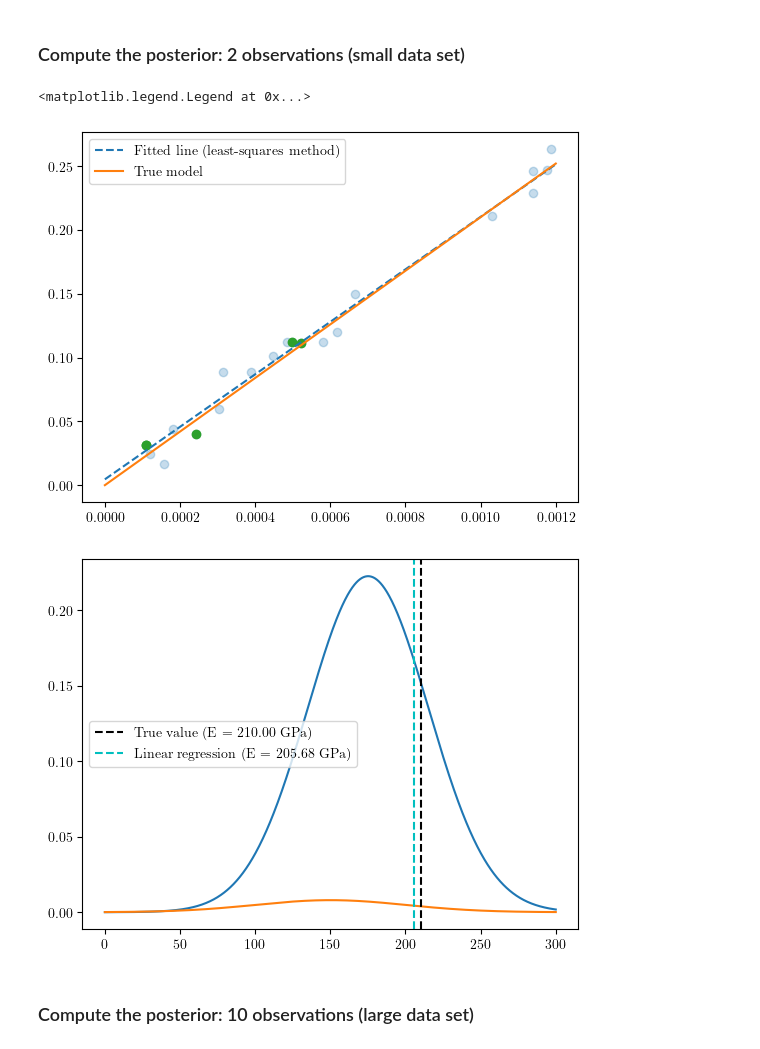
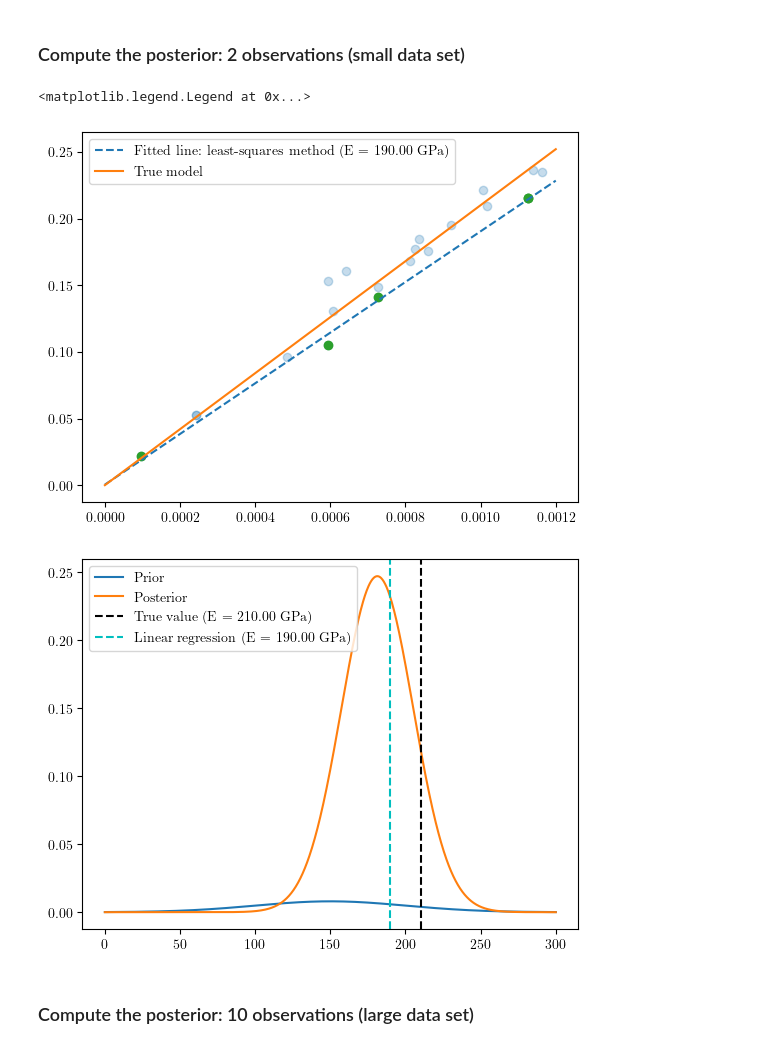
Before and after one commit to mark-hobbs/bayesian-inference-tutorial, a Jupyter notebook: examples/01-linear-elasticity.ipynb, the cells around one changed output. Saved outputs shown, nothing was run; the diff lists cells and outputs as text; code cells hidden in the pictures.

```diff
--- a/examples/01-linear-elasticity.ipynb
+++ b/examples/01-linear-elasticity.ipynb
@@ -226,7 +226,7 @@ sigma = 0.01  # standard deviation of the noise
 n_observations = 20
 x = np.linspace(0, 1.2e-3, 100)
 strain_observed = np.random.choice(x, n_observations)
-stress_observed = compute_stress(strain_observed, E) + np.random.normal(scale=sigma, size=strain_observed.shape[0]) # noisy data
+stress_observed = compute_stress(E, strain_observed) + np.random.normal(scale=sigma, size=strain_observed.shape[0]) # noisy data
 
 plt.figure(figsize=(5, 3.5))
 plt.scatter(strain_observed, stress_observed, label='Observation')
@@ -412,10 +412,10 @@ class Likelihood:
         x : float or array-like
             The value(s) of the model parameters.
         """
-        residual = self.compute_residual(x)
+        residual = self._compute_residual(x)
         return 1 / (self.sigma * np.sqrt(2 * np.pi)) * np.exp(-0.5 * (residual ** 2 / self.sigma))
 
-    def compute_residual(self, x):
+    def _compute_residual(self, x):
         return np.sum(self.y - self.model(x))
 # %% [markdown]
 ### 5.5 Posterior $\pi(E|y)$
@@ -491,31 +491,31 @@ def grid_search(posterior, parameter_candidates):
 # %%
 subset = np.random.randint(len(strain_observed), size=5)
 
 model = LinearElastic(strain_observed[subset])
 prior = Prior(150, 50)
 likelihood = Likelihood(stress_observed[subset], 0.01, model)
 posterior = Posterior(prior, likelihood)
 
 pdf = grid_search(posterior, np.linspace(0, 300, 1000)) # posterior.evaluate(np.linspace(0, 300, 1000))
 m, c = linear_regression(strain_observed[subset], stress_observed[subset])
 
 plt.figure()
-plt.plot(strain, (m * strain) + c, "--", color="C0", label="Fitted line (least-squares method)")
+plt.plot(strain, (m * strain) + c, "--", color="C0", label="Fitted line: least-squares method (E = {:.2f} GPa)".format(m.item()))
 plt.plot(strain, E * strain, color="C1", label="True model")
 plt.scatter(strain_observed, stress_observed, alpha=0.25)
 plt.scatter(strain_observed[subset], stress_observed[subset], color="C2")
 plt.legend()
 
 plt.figure()
-plt.plot(np.linspace(0, 300, 1000), pdf)
-plt.plot(np.linspace(0, 300, 1000), prior.evaluate(np.linspace(0, 300, 1000)))
+plt.plot(np.linspace(0, 300, 1000), prior.evaluate(np.linspace(0, 300, 1000)), label='Prior')
+plt.plot(np.linspace(0, 300, 1000), pdf, label='Posterior')
 plt.axvline(x=210, label="True value (E = {:.2f} GPa)".format(210), linestyle="--", color="k")
 plt.axvline(x=m, label="Linear regression (E = {:.2f} GPa)".format(m.item()), linestyle="--", color="c")
 plt.legend()
 # %% [output]
 <matplotlib.legend.Legend at 0x...>
-[figure, old version]
+[figure, new version]
-[figure, old version]
+[figure, new version]
 # %% [markdown]
 ### Compute the posterior: 10 observations (large data set)
 # %%
```
Also changed, not shown: parts of 9 cells of this notebook.
